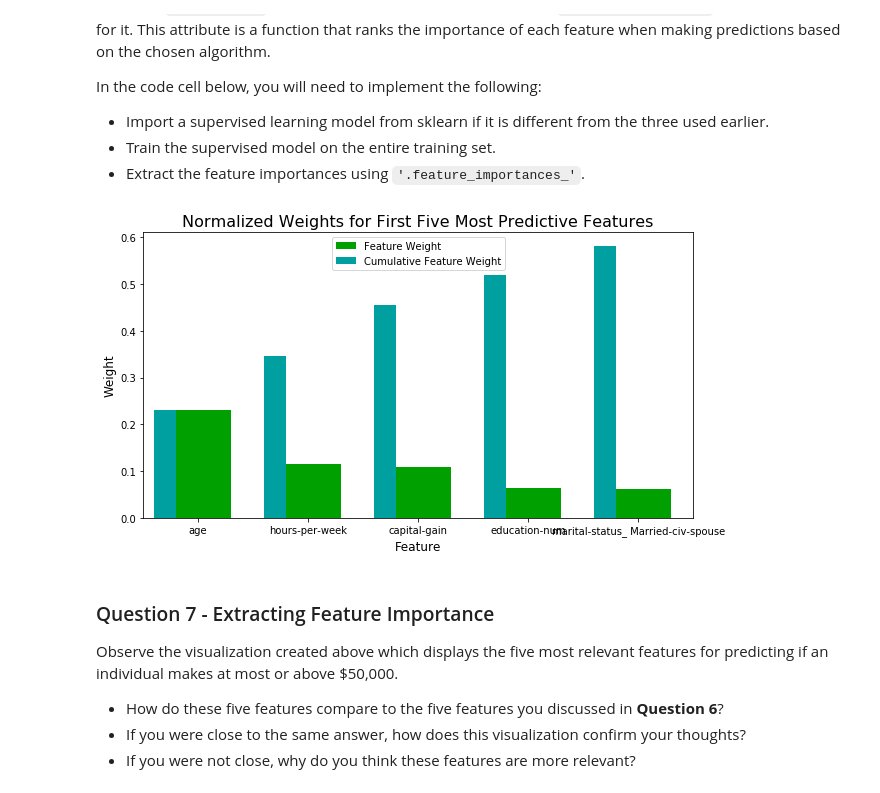
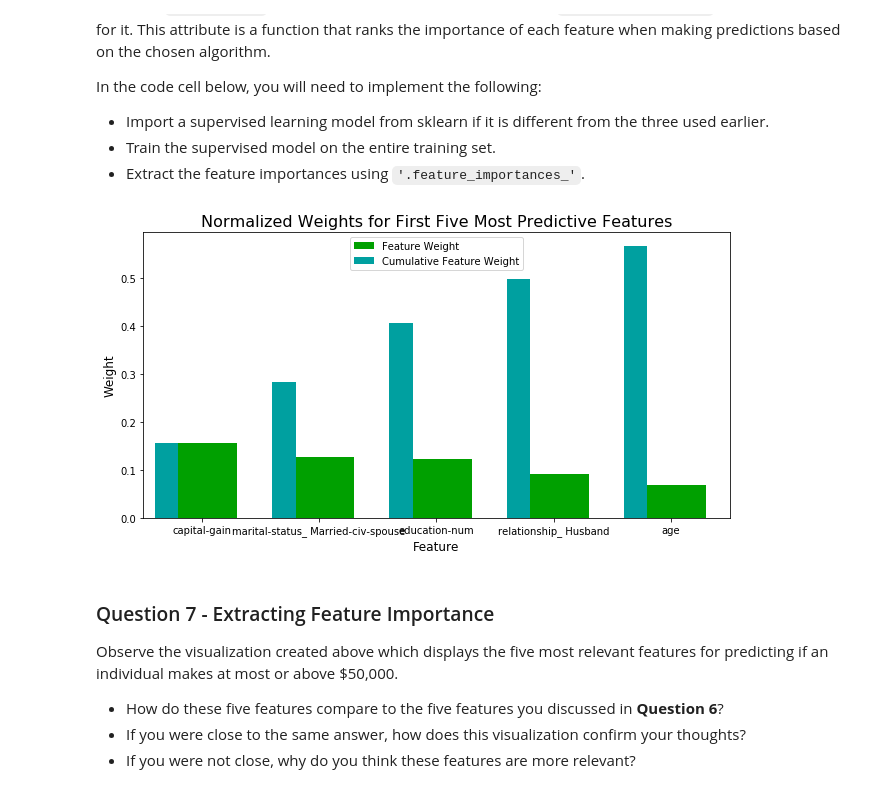
Before and after one commit to sumeetagrawal2/finding_donors, a Jupyter notebook: finding_donors.ipynb, the cells around one changed output. Saved outputs shown, nothing was run; the diff lists cells and outputs as text; code cells hidden in the pictures.

```diff
--- a/finding_donors.ipynb
+++ b/finding_donors.ipynb
@@ -512,7 +509,13 @@ clf = RandomForestClassifier()
 
 # TODO: Create the parameters list you wish to tune, using a dictionary if needed.
 # HINT: parameters = {'parameter_1': [value1, value2], 'parameter_2': [value1, value2]}
-parameters = {'max_depth':[1,3,5,7,20],'min_samples_leaf':[10,100,1000,3000]}
+#parameters = {'max_depth':[1,3,5,7,20],'min_samples_leaf':[10,100,1000,3000]}
+parameters = {"max_depth": [10, 5, 3, None],
+              "min_samples_split": [10, 20],
+              "min_samples_leaf": [10, 20]}
+
+
+
 
 # TODO: Make an fbeta_score scoring object using make_scorer()
 scorer = make_scorer(f1_score)
@@ -610,17 +613,17 @@ In the code cell below, you will need to implement the following:
 # %%
 # TODO: Import a supervised learning model that has 'feature_importances_'
 
 
 # TODO: Train the supervised model on the training set using .fit(X_train, y_train)
-model = clf
+model = best_clf.fit(X_train, y_train)
 
 # TODO: Extract the feature importances using .feature_importances_
-importances = clf.feature_importances_
+importances = model.feature_importances_
 
 # Plot
 vs.feature_plot(importances, X_train, y_train)
 # %% [output]
-[figure, old version]
+[figure, new version]
 # %% [markdown]
 ### Question 7 - Extracting Feature Importance
 
```
Also changed, not shown: parts of 6 cells of this notebook, 1 other file.
